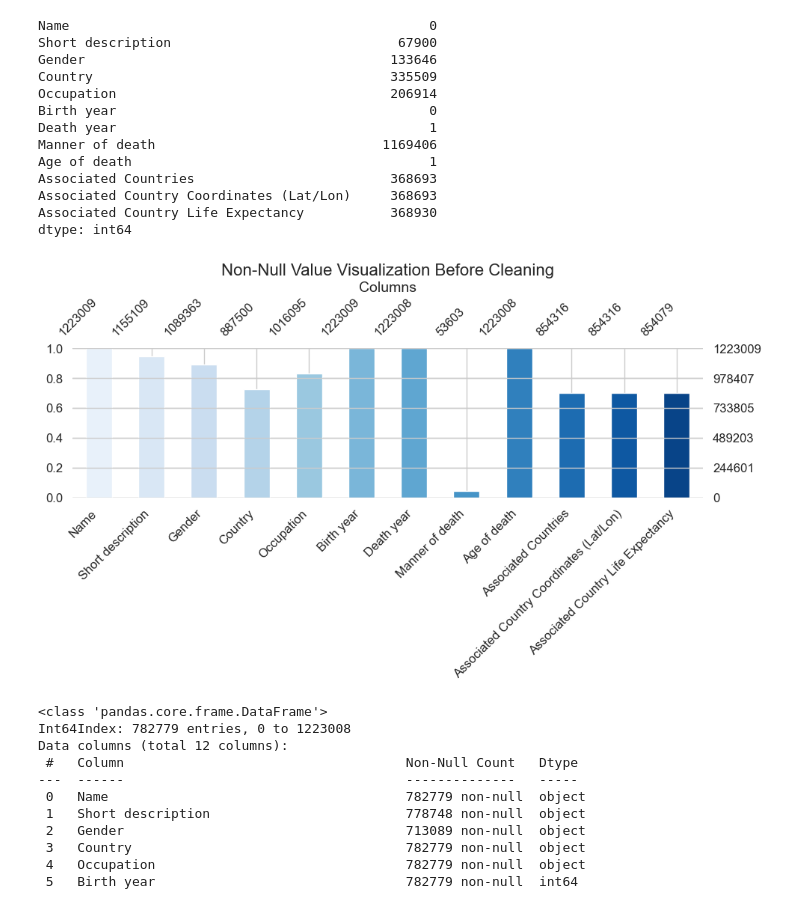
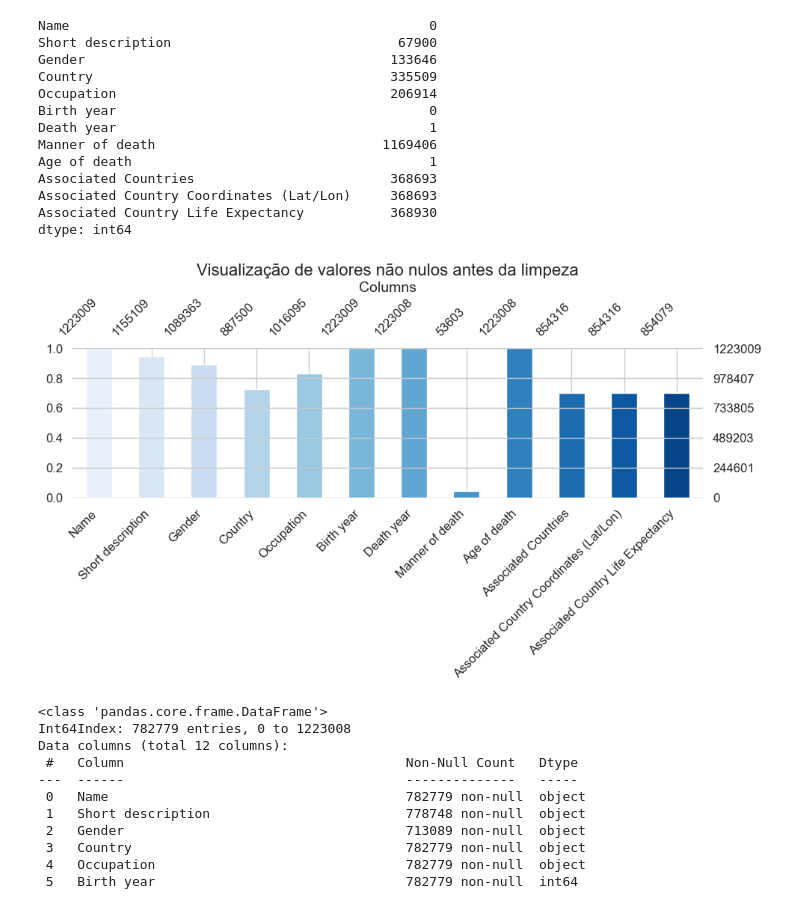
Before and after one commit to Bredariolcaroline/Data-analysis-and-data-science, a Jupyter notebook: AgeDataset.ipynb, the cells around one changed output. Cells and saved outputs as stored; diff of their text form; code cells hidden in the pictures.

```diff
--- a/AgeDataset.ipynb
+++ b/AgeDataset.ipynb
@@ -123,17 +123,17 @@ dtype: int64
 # %%
 #visualizando valores nulos antes da limpeza
 sns.set(style='whitegrid', font_scale = 1.2)
 msno.bar(data, color = sns.color_palette('Blues', n_colors=len(data.columns)),figsize=(10,6),fontsize=12, labels=True)
 
-plt.title('Non-Null Value Visualization Before Cleaning', fontsize=16)
+plt.title('Visualização de valores não nulos antes da limpeza', fontsize=16)
 plt.xlabel('Columns',fontsize=14)
 plt.ylabel('Percentage of Missing Values', fontsize=14)
 plt.xticks(rotation=45, ha='right')
 
 plt.tight_layout()
 plt.show()
 # %% [output]
-[figure, old version]
+[figure, new version]
 # %%
 #retirando valores nulos das colunas 'Occupation','Associated Countries', 'Death Year'
 data = data.dropna(subset=['Occupation','Associated Countries','Death year'],how = 'any')
```
Also changed, not shown: parts of 15 cells of this notebook.
